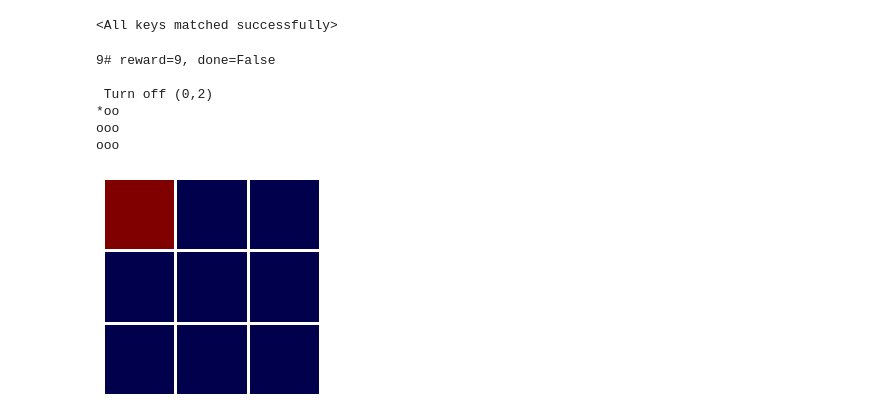
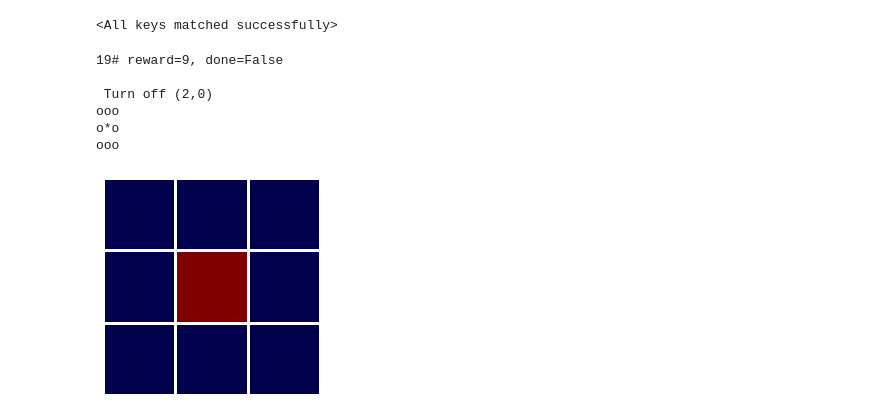
Before and after one commit to LudovicSterlin/alarms-rl, a Jupyter notebook: visual_alarms.ipynb, the cells around one changed output. Saved outputs shown, nothing was run; the diff lists cells and outputs as text; code cells hidden in the pictures.

```diff
--- a/visual_alarms.ipynb
+++ b/visual_alarms.ipynb
@@ -237,6 +237,11 @@ ooo
 # Save network
 torch.save(actor_critic.state_dict(), "models/alarm_a2c.pth")
 # %%
+from environments.alarms_v0 import AlarmsEnv
+
+# Define env
+env = AlarmsEnv()
+
 # Load network
 hidden_size = 256
 num_inputs = env.decode(env.reset()).size # the pixels
@@ -250,24 +255,24 @@ ac.load_state_dict(torch.load("models/alarm_a2c.pth"))
 # %%
 # play from loaded
 state = env.reset()
 env.render()
-for i in range(10):
+for i in range(20):
     clear_output(wait=True)
     _value, policy_dist = ac.forward(env.decode(state).ravel())
     a = np.argmax(policy_dist.detach().numpy())
     y, r, d, _ = env.step(a)
     print(f"{i}# reward={r}, done={d} \n")
     env.render(plot=True)
     state=y
     if d:
         print(i)
         break
     time.sleep(0.3)
 # %% [output]
-9# reward=9, done=False
+19# reward=9, done=False
 
- Turn off (0,2)
-*oo
+ Turn off (2,0)
 ooo
+o*o
 ooo
-[figure, old version]
+[figure, new version]
```
Also changed, not shown: 2 other files.
